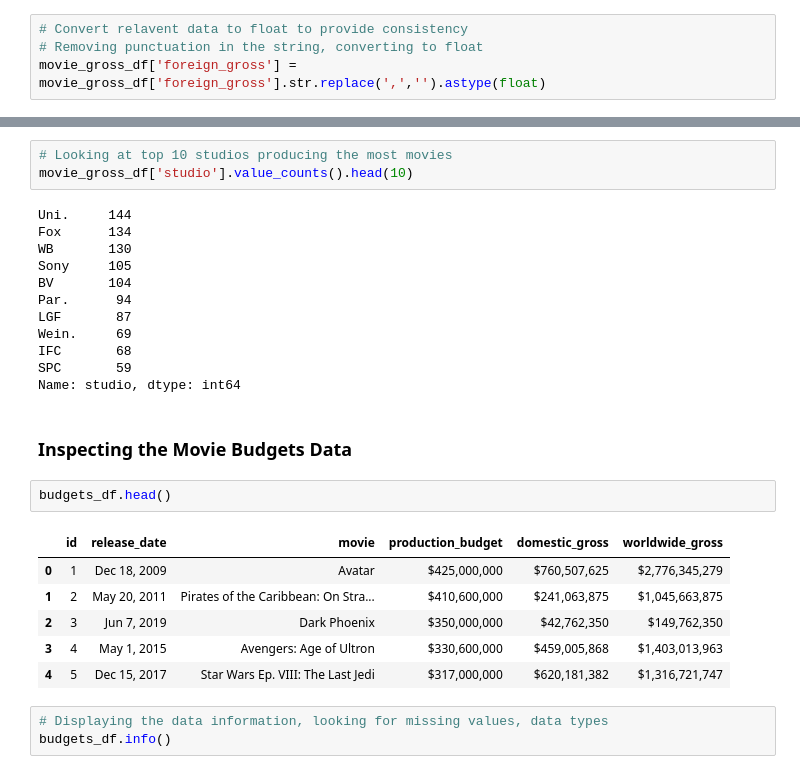
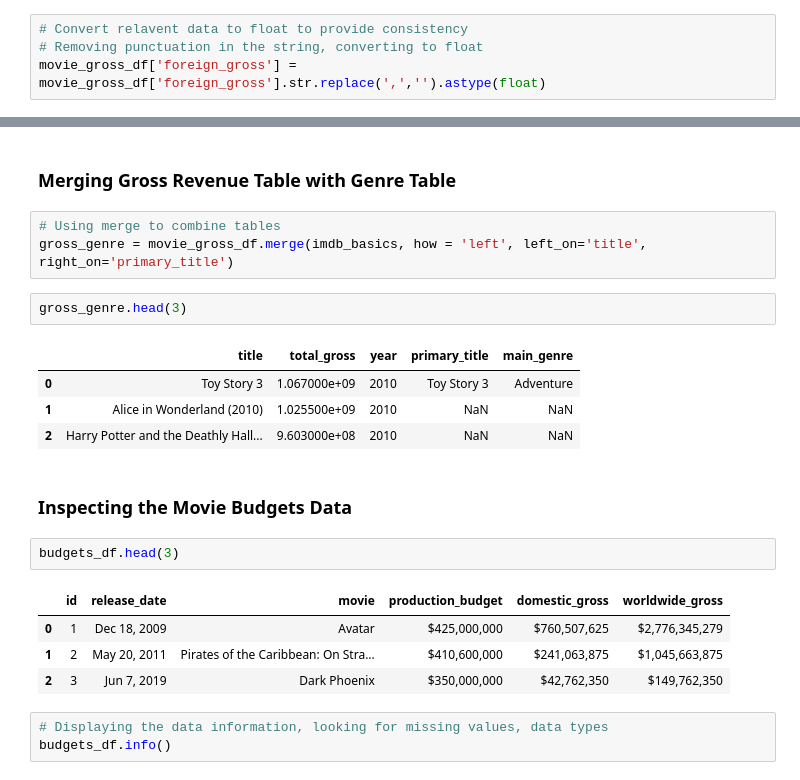
Before and after one commit to christiantsui/Movie-Data-Exploratory-Analysis, a Jupyter notebook: student.ipynb, the cells around one changed output, grey strips where cells are left out. Drawn from its saved outputs; the diff is of its cells as text.

```diff
--- a/student.ipynb
+++ b/student.ipynb
@@ -131,29 +229,24 @@ movie_gross_df.describe()
-# %%
-# Looking at top 10 studios producing the most movies
-movie_gross_df['studio'].value_counts().head(10)
-# %% [output]
-Uni.     144
-Fox      134
-WB       130
-Sony     105
-BV       104
-Par.      94
-LGF       87
-Wein.     69
-IFC       68
-SPC       59
-Name: studio, dtype: int64
+# %% [markdown]
+### Merging Gross Revenue Table with Genre Table
+# %%
+# Using merge to combine tables
+gross_genre = movie_gross_df.merge(imdb_basics, how = 'left', left_on='title', right_on='primary_title')
+# %%
+gross_genre.head(3)
+# %% [output]
+|  | title | total_gross | year | primary_title | main_genre |
+| 0 | Toy Story 3 | 1.067000e+09 | 2010 | Toy Story 3 | Adventure |
+| 1 | Alice in Wonderland (2010) | 1.025500e+09 | 2010 | NaN | NaN |
+| 2 | Harry Potter and the Deathly Hall... | 9.603000e+08 | 2010 | NaN | NaN |
 # %% [markdown]
 ### Inspecting the Movie Budgets Data
 # %%
-budgets_df.head()
+budgets_df.head(3)
 # %% [output]
 |  | id | release_date | movie | production_budget | domestic_gross | worldwide_gross |
 | 0 | 1 | Dec 18, 2009 | Avatar | $425,000,000 | $760,507,625 | $2,776,345,279 |
 | 1 | 2 | May 20, 2011 | Pirates of the Caribbean: On Stra... | $410,600,000 | $241,063,875 | $1,045,663,875 |
 | 2 | 3 | Jun 7, 2019 | Dark Phoenix | $350,000,000 | $42,762,350 | $149,762,350 |
-| 3 | 4 | May 1, 2015 | Avengers: Age of Ultron | $330,600,000 | $459,005,868 | $1,403,013,963 |
-| 4 | 5 | Dec 15, 2017 | Star Wars Ep. VIII: The Last Jedi | $317,000,000 | $620,181,382 | $1,316,721,747 |
 # %%
 # Displaying the data information, looking for missing values, data types
 budgets_df.info()
```
Also changed, not shown: parts of 46 cells of this notebook, 2 other files.
